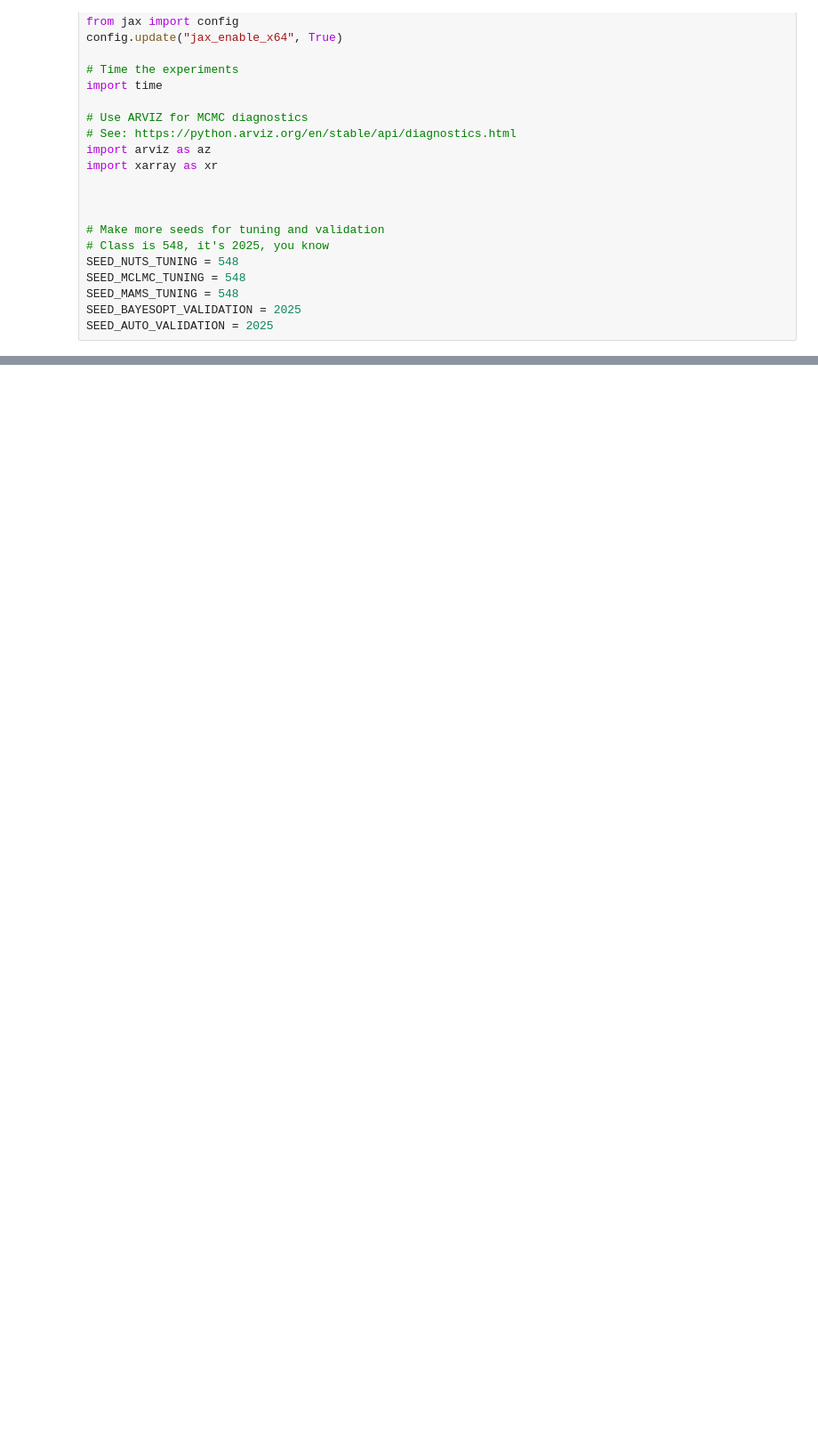
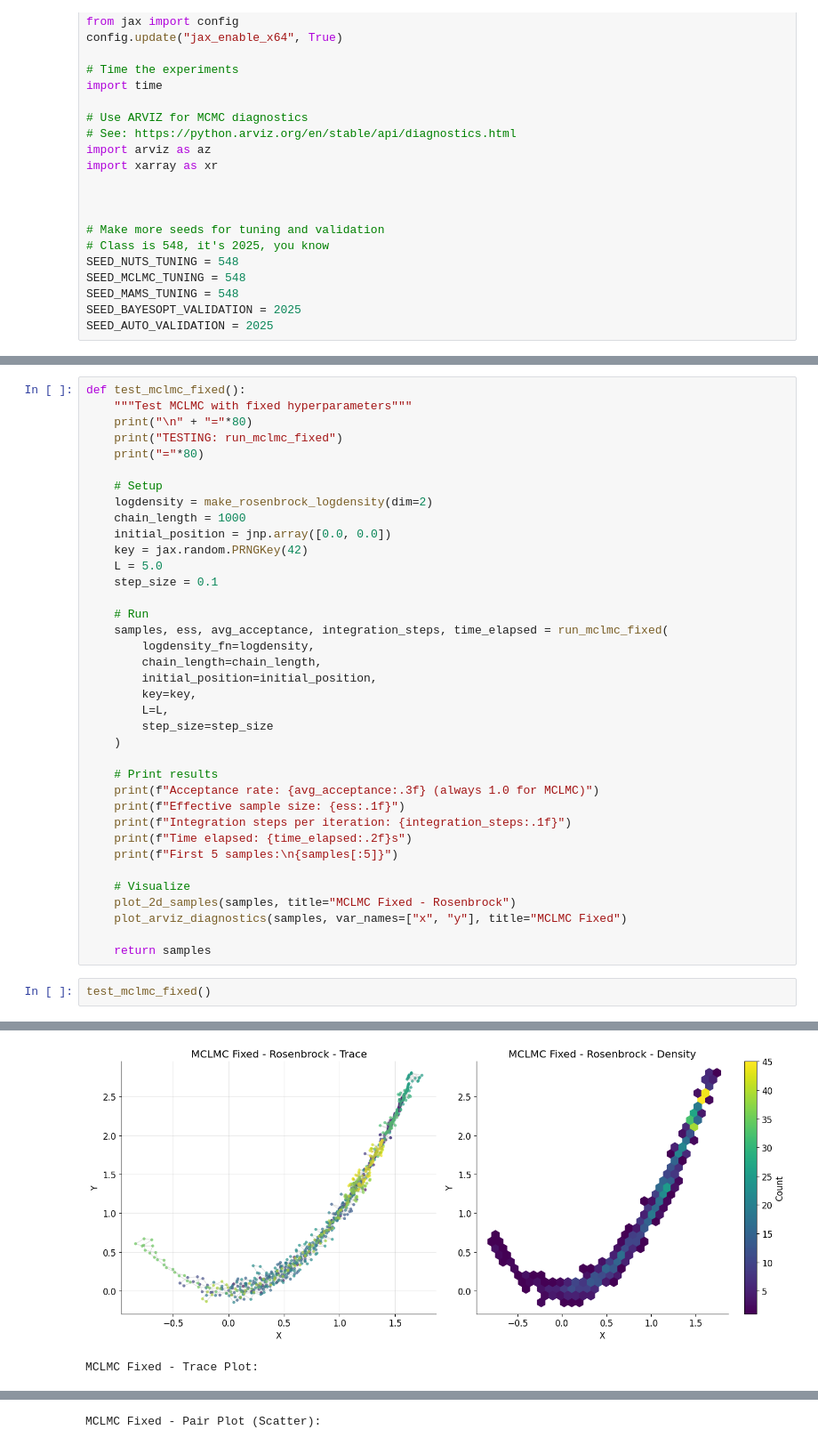
Before and after one commit to 1saacRankin/microcanonical-hmc, a Jupyter notebook: density_and_sampler_tests.ipynb, the cells around one changed output, grey strips where cells are left out. Shown: that part at 89% size. Cells and saved outputs as stored; diff of their text form; blank space fills up the shorter version.

Commit message:
plot and sample tests

```diff
--- a/density_and_sampler_tests.ipynb
+++ b/density_and_sampler_tests.ipynb
@@ -61,0 +309,40 @@ SEED_AUTO_VALIDATION = 2025
+# %%
+def test_mclmc_fixed():
+    """Test MCLMC with fixed hyperparameters"""
+    print("\n" + "="*80)
+    print("TESTING: run_mclmc_fixed")
+    print("="*80)
+
+    # Setup
+    logdensity = make_rosenbrock_logdensity(dim=2)
+    chain_length = 1000
+    initial_position = jnp.array([0.0, 0.0])
+    key = jax.random.PRNGKey(42)
+    L = 5.0
+    step_size = 0.1
+
+    # Run
+    samples, ess, avg_acceptance, integration_steps, time_elapsed = run_mclmc_fixed(
+        logdensity_fn=logdensity,
+        chain_length=chain_length,
+        initial_position=initial_position,
+        key=key,
+        L=L,
+        step_size=step_size
+    )
+
+    # Print results
+    print(f"Acceptance rate: {avg_acceptance:.3f} (always 1.0 for MCLMC)")
+    print(f"Effective sample size: {ess:.1f}")
+    print(f"Integration steps per iteration: {integration_steps:.1f}")
+    print(f"Time elapsed: {time_elapsed:.2f}s")
+    print(f"First 5 samples:\n{samples[:5]}")
+
+    # Visualize
+    plot_2d_samples(samples, title="MCLMC Fixed - Rosenbrock")
+    plot_arviz_diagnostics(samples, var_names=["x", "y"], title="MCLMC Fixed")
+
+    return samples
+# %%
+test_mclmc_fixed()
+# %% [output]
@@ -61,0 +362,2 @@ SEED_AUTO_VALIDATION = 2025
+[figure, added]
+MCLMC Fixed - Trace Plot:
@@ -61,0 +365 @@ SEED_AUTO_VALIDATION = 2025
+MCLMC Fixed - Pair Plot (Scatter):
```
Also changed, not shown: parts of 19 cells of this notebook.
